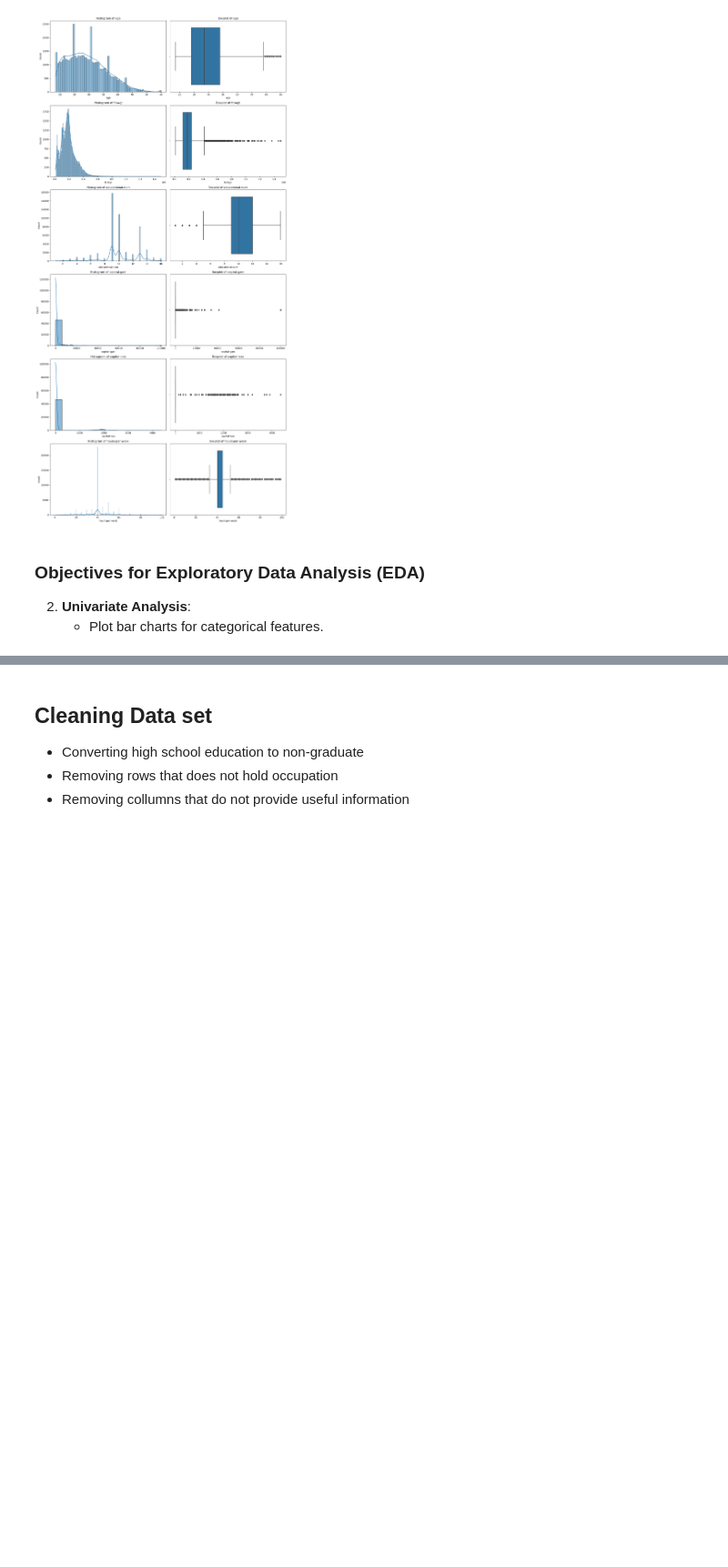
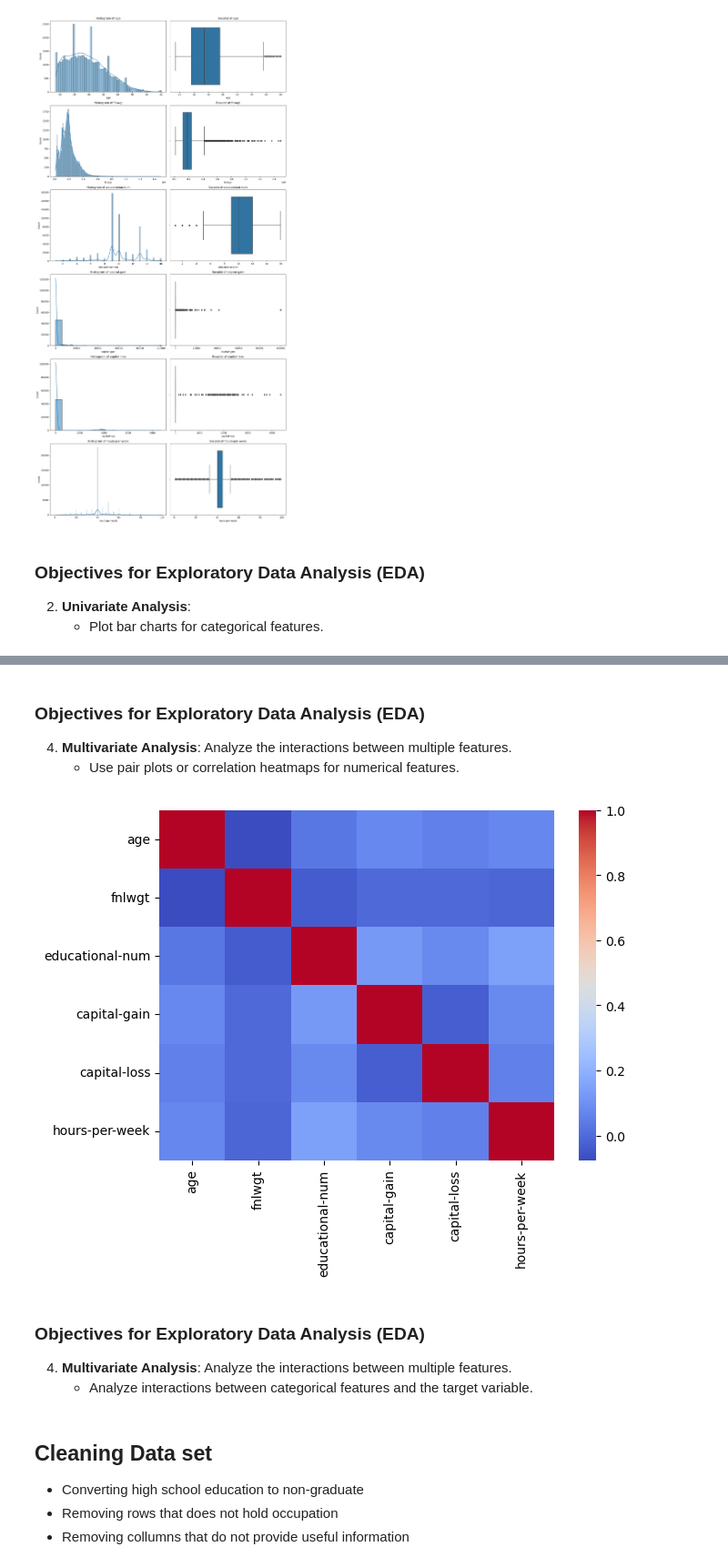
Before and after one commit to sahand-salmani/adult-income-dataset-EDA-classification, a Jupyter notebook: income_prediction.ipynb, the cells around one changed output, grey strips where cells are left out. Shown: that part at 91% size. Saved outputs shown, nothing was run; the diff lists cells and outputs as text; code cells hidden in the pictures; blank space fills up the shorter version.

```diff
--- a/income_prediction.ipynb
+++ b/income_prediction.ipynb
@@ -284,3 +340,17 @@ plt.show()
+# %% [markdown]
+### Objectives for Exploratory Data Analysis (EDA)
+4. **Multivariate Analysis**: Analyze the interactions between multiple features.
+    - Use pair plots or correlation heatmaps for numerical features.
+# %%
+corr_matrix = numeric_columns.corr()
+sns.heatmap(corr_matrix, cmap='coolwarm')
+plt.show()
+# %% [output]
+[figure, added]
+# %% [markdown]
+### Objectives for Exploratory Data Analysis (EDA)
+4. **Multivariate Analysis**: Analyze the interactions between multiple features.
+    - Analyze interactions between categorical features and the target variable.
 # %% [markdown]
 ## Cleaning Data set
 - Converting high school education to non-graduate
```
Also changed, not shown: parts of 16 cells of this notebook.
